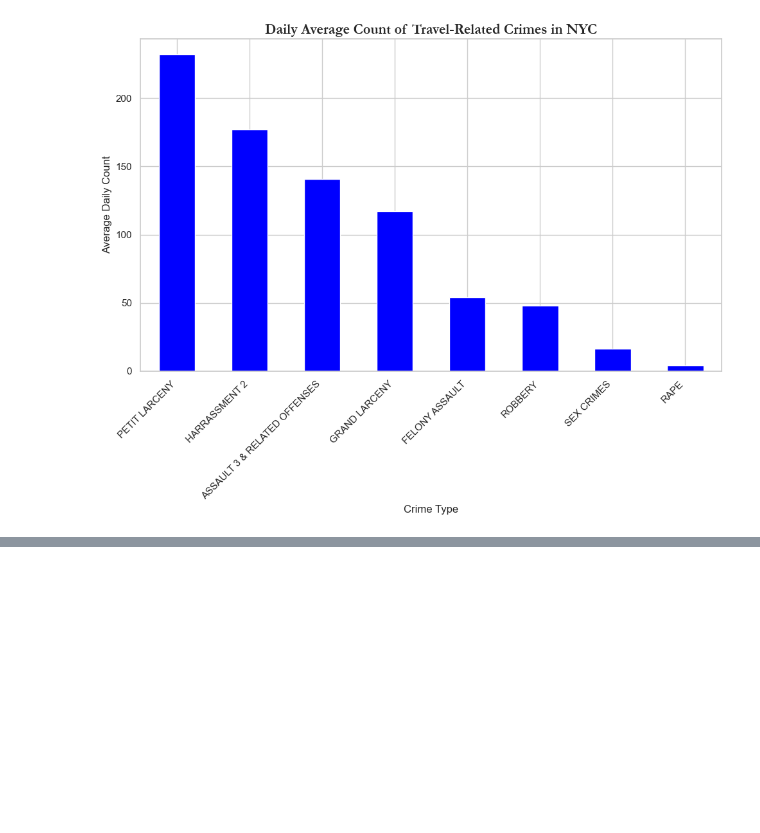
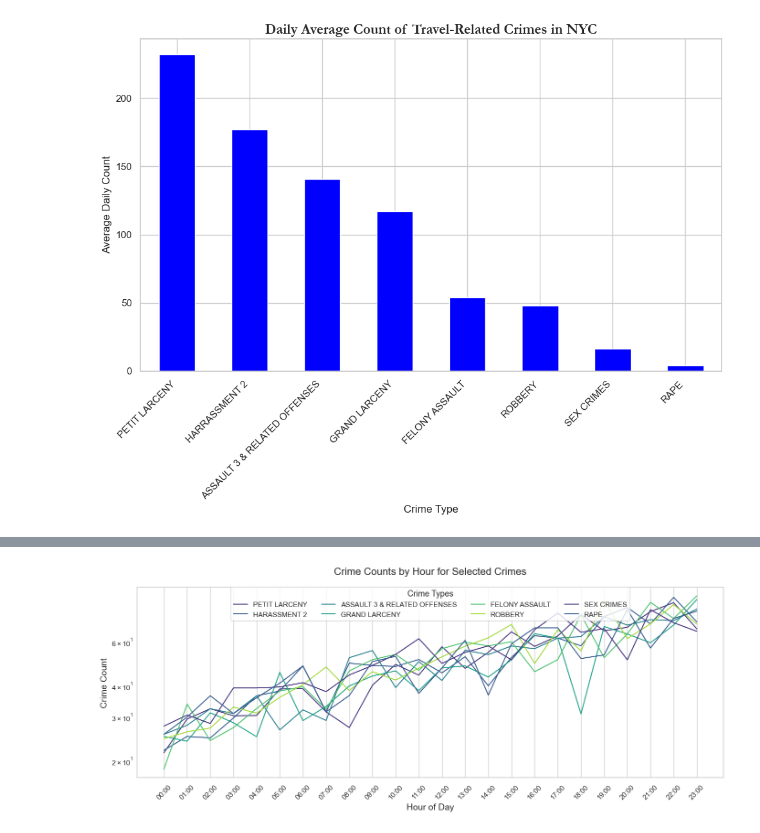
Before and after one commit to johan-bh/Social-Data---Final-Project, a Jupyter notebook: temporal_plots.ipynb, the cells around one changed output, grey strips where cells are left out. Drawn from its saved outputs; the diff is of its cells as text; code cells hidden in the pictures; blank space fills up the shorter version.

```diff
--- a/temporal_plots.ipynb
+++ b/temporal_plots.ipynb
@@ -341,0 +405,35 @@ See the caveats in the documentation: https://pandas.pydata.org/pandas-docs/stab
+# %%
+import matplotlib.pyplot as plt
+import seaborn as sns
+import pandas as pd
+import numpy as np
+
+# Assuming 'grouped' is your DataFrame structured with 'HourOfDay' and each crime as columns
+# Sample setup for demonstration
+hours = range(24)
+crime_types = ['PETIT LARCENY', 'HARASSMENT 2', 'ASSAULT 3 & RELATED OFFENSES', 'GRAND LARCENY', 'FELONY ASSAULT', 'ROBBERY', 'SEX CRIMES', 'RAPE']
+data = np.random.poisson(lam=50, size=(24, 8)) * np.linspace(0.5, 1.5, 24).reshape(-1, 1)
+grouped = pd.DataFrame(data, index=hours, columns=crime_types)
+
+# Plotting
+plt.figure(figsize=(14, 6))
+sns.set_style("whitegrid")
+palette = sns.color_palette("hsv", len(crime_types))
+
+for crime in crime_types:
+    sns.lineplot(x=grouped.index, y=grouped[crime], label=crime)
+
+plt.title('Crime Counts by Hour for Selected Crimes', fontsize=16, pad=20)  # pad the title upwards to make room for legend
+plt.xlabel('Hour of Day', fontsize=14)
+plt.ylabel('Crime Count', fontsize=14)
+plt.yscale('log')
+plt.xticks(range(0, 24), labels=[f'{hr:02d}:00' for hr in range(24)], rotation=45)  # Show every hour on the x-axis for better readability
+
+# Place the legend below the title, centered
+plt.legend(title='Crime Types', title_fontsize='13', fontsize='11', loc='upper center', bbox_to_anchor=(0.5, 1.02), ncol=4)
+
+# Adjust layout
+plt.tight_layout(rect=[0, 0, 1, 0.95])  # Adjust the layout to fit the legend just below the title
+plt.show()
+# %% [output]
+[figure, added]
```
Also changed, not shown: parts of 3 cells of this notebook, 2 other files.
